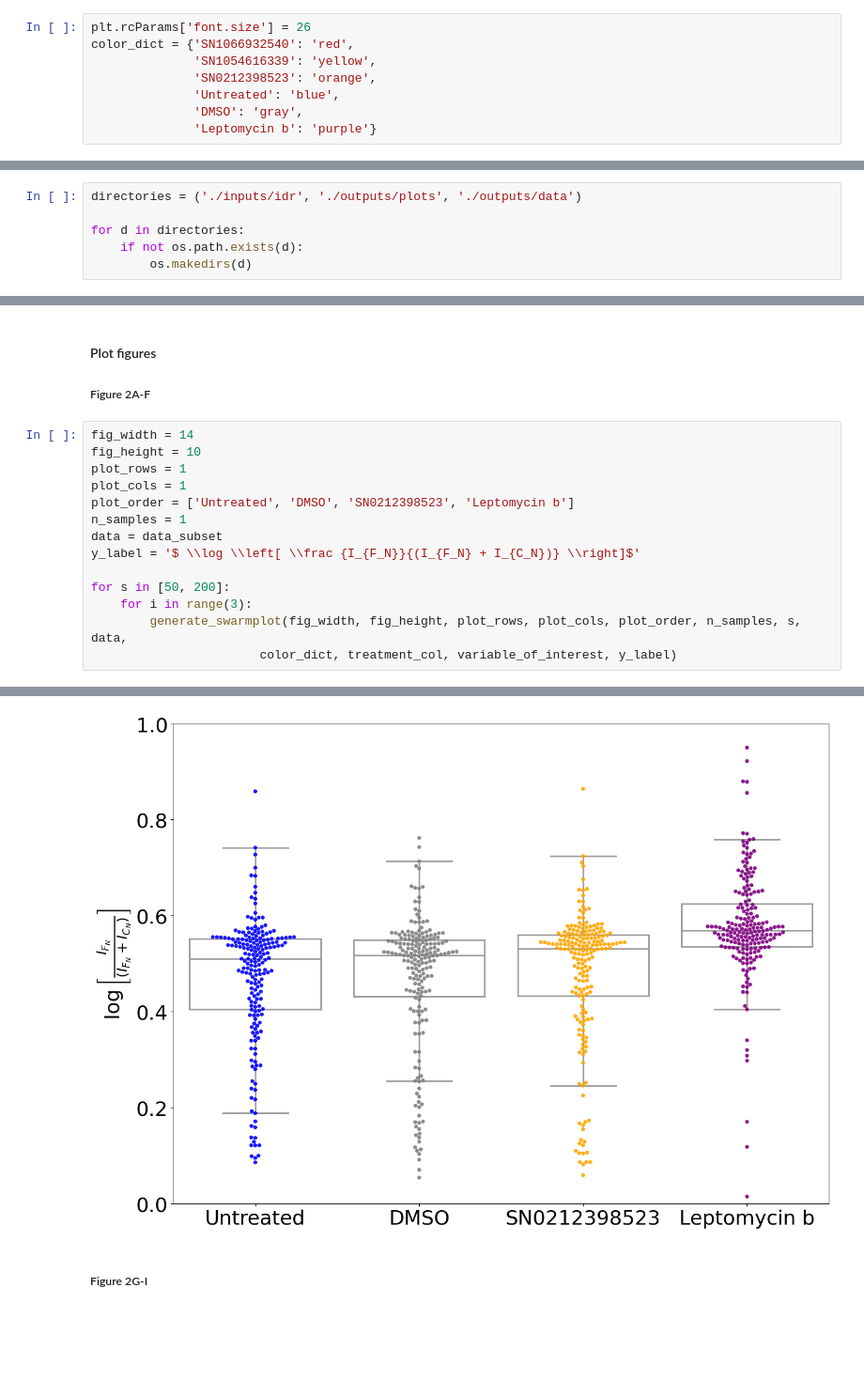
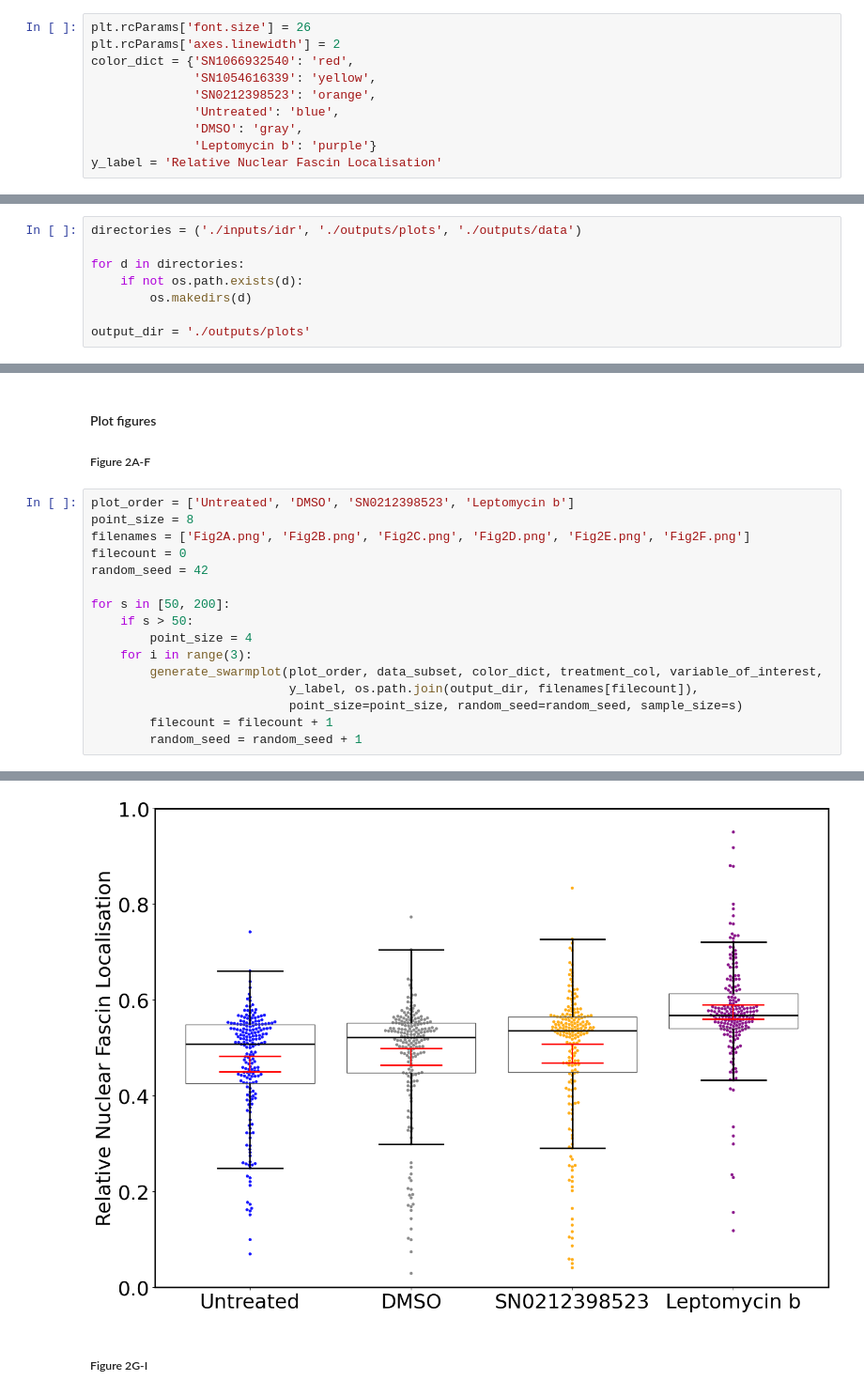
Before and after one commit to FrancisCrickInstitute/Enhancing-Reproducibility, a Jupyter notebook: notebooks/companion_notebook.ipynb, the cells around one changed output, grey strips where cells are left out. Shown: that part at 94% size. Saved outputs shown, nothing was run; the diff lists cells and outputs as text; blank space fills up the shorter version.

Commit message:
update notebook to latest figure version

```diff
--- a/notebooks/companion_notebook.ipynb
+++ b/notebooks/companion_notebook.ipynb
@@ -21,12 +21,14 @@ from utility_functions import *
 #### Set up parameters for plots
 # %%
 plt.rcParams['font.size'] = 26
+plt.rcParams['axes.linewidth'] = 2
 color_dict = {'SN1066932540': 'red',
               'SN1054616339': 'yellow',
               'SN0212398523': 'orange',
               'Untreated': 'blue',
               'DMSO': 'gray',
               'Leptomycin b': 'purple'}
+y_label = 'Relative Nuclear Fascin Localisation'
 # %% [markdown]
 #### Set up variables
 # %%
@@ -43,6 +45,8 @@ directories = ('./inputs/idr', './outputs/plots', './outputs/data')
 for d in directories:
     if not os.path.exists(d):
         os.makedirs(d)
+
+output_dir = './outputs/plots'
 # %% [markdown]
 #### Download plate annotations in the input folder
 # %%
@@ -75,17 +79,19 @@ data_subset1 = prepare_data(nuc_data, cyto_data, image_data, treatments, treatme
 #### Plot figures
 ##### Figure 2A-F
 # %%
-fig_width = 14
-fig_height = 10
-plot_rows = 1
-plot_cols = 1
 plot_order = ['Untreated', 'DMSO', 'SN0212398523', 'Leptomycin b']
-n_samples = 1
-data = data_subset
-y_label = '$ \\log \\left[ \\frac {I_{F_N}}{(I_{F_N} + I_{C_N})} \\right]$'
+point_size = 8
+filenames = ['Fig2A.png', 'Fig2B.png', 'Fig2C.png', 'Fig2D.png', 'Fig2E.png', 'Fig2F.png']
+filecount = 0
+random_seed = 42
 
 for s in [50, 200]:
+    if s > 50:
+        point_size = 4
     for i in range(3):
-        generate_swarmplot(fig_width, fig_height, plot_rows, plot_cols, plot_order, n_samples, s, data,
-                       color_dict, treatment_col, variable_of_interest, y_label)
+        generate_swarmplot(plot_order, data_subset, color_dict, treatment_col, variable_of_interest,
+                           y_label, os.path.join(output_dir, filenames[filecount]),
+                           point_size=point_size, random_seed=random_seed, sample_size=s)
+        filecount = filecount + 1
+        random_seed = random_seed + 1
 # %% [output]
@@ -97,4 +103,4 @@ for s in [50, 200]:
-[figure, old version]
+[figure, new version]
 # %% [markdown]
 ##### Figure 2G-I
 # %%
```
Also changed, not shown: parts of 8 cells of this notebook.
